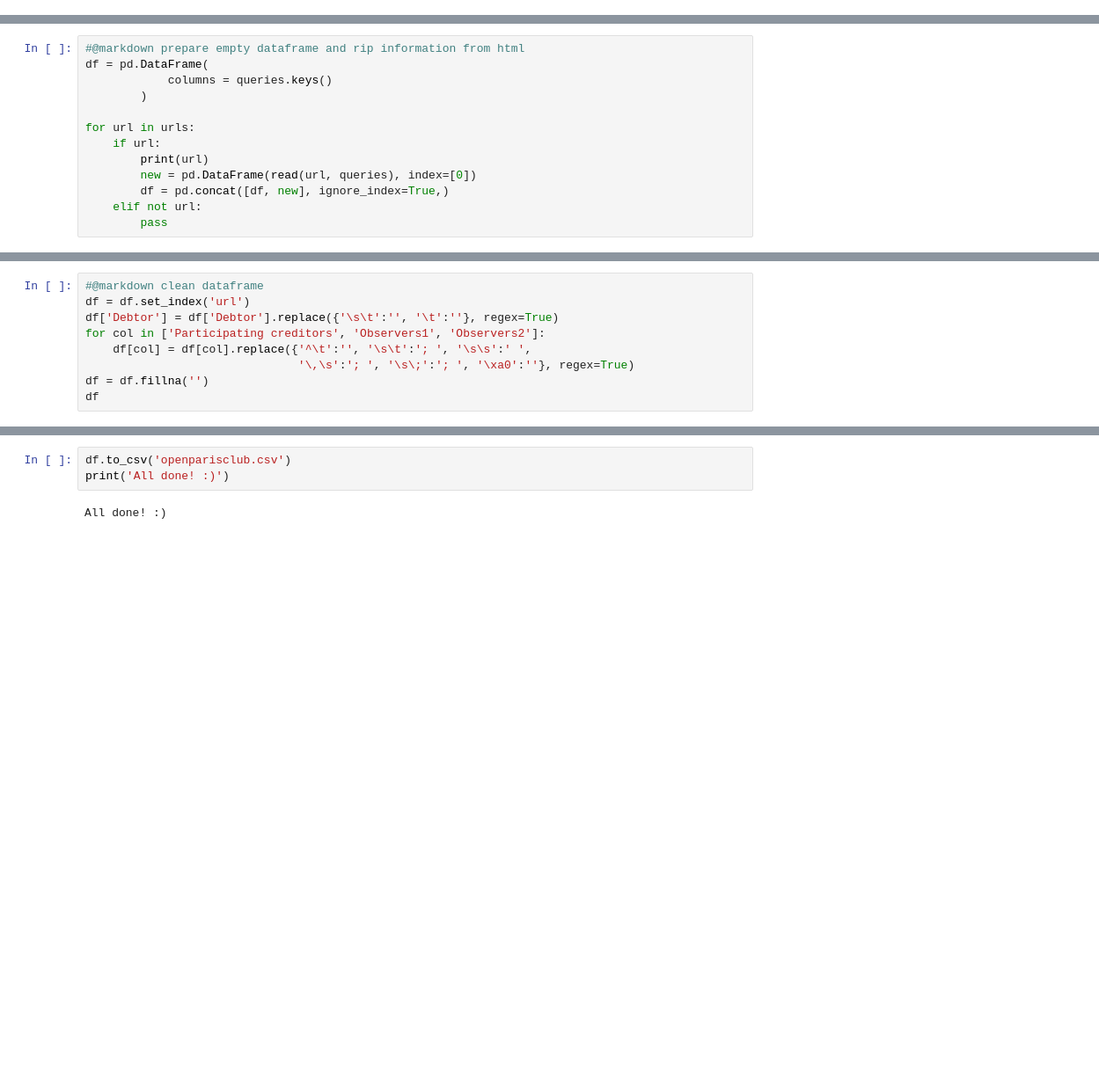
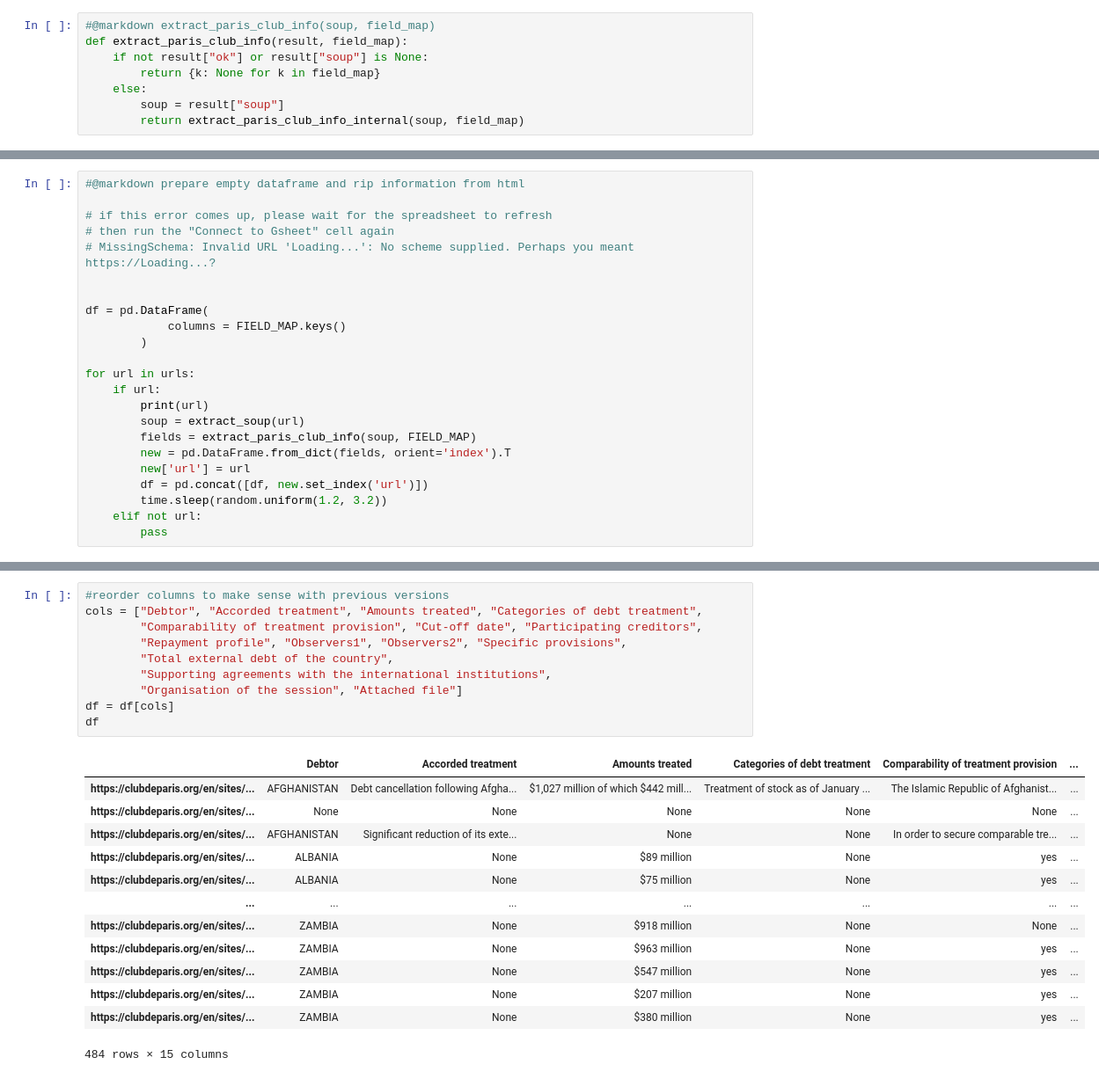
Before and after one commit to grimelda/openparisclub, a Jupyter notebook: OpenParisClub.ipynb, the cells around one changed output, grey strips where cells are left out. Shown at 88% size. Cells and saved outputs as stored; diff of their text form; blank space fills up the shorter version.

Commit message:
new workflow
required complete overhaul, and still giving some 500 errors so not complete yet

```diff
--- a/OpenParisClub.ipynb
+++ b/OpenParisClub.ipynb
@@ -588,0 +567,8 @@ https://clubdeparis.org/en/traitements/somalia-13-03-2024/en
+# %%
+#@markdown extract_paris_club_info(soup, field_map)
+def extract_paris_club_info(result, field_map):
+    if not result["ok"] or result["soup"] is None:
+        return {k: None for k in field_map}
+    else:
+        soup = result["soup"]
+        return extract_paris_club_info_internal(soup, field_map)
@@ -589,14 +717,24 @@ https://clubdeparis.org/en/traitements/somalia-13-03-2024/en
 # %%
 #@markdown prepare empty dataframe and rip information from html
+
+# if this error comes up, please wait for the spreadsheet to refresh
+# then run the "Connect to Gsheet" cell again
+# MissingSchema: Invalid URL 'Loading...': No scheme supplied. Perhaps you meant https://Loading...?
+
+
 df = pd.DataFrame(
-            columns = queries.keys()
+            columns = FIELD_MAP.keys()
         )
 
 for url in urls:
     if url:
         print(url)
-        new = pd.DataFrame(read(url, queries), index=[0])
-        df = pd.concat([df, new], ignore_index=True,)
+        soup = extract_soup(url)
+        fields = extract_paris_club_info(soup, FIELD_MAP)
+        new = pd.DataFrame.from_dict(fields, orient='index').T
+        new['url'] = url
+        df = pd.concat([df, new.set_index('url')])
+        time.sleep(random.uniform(1.2, 3.2))
     elif not url:
         pass
 # %% [output]
@@ -620,9 +757,0 @@ https://clubdeparis.org/en/traitements/argentina-16-05-1956/en
-# %%
-#@markdown clean dataframe
-df = df.set_index('url')
-df['Debtor'] = df['Debtor'].replace({'\s\t':'', '\t':''}, regex=True)
-for col in ['Participating creditors', 'Observers1', 'Observers2']:
-    df[col] = df[col].replace({'^\t':'', '\s\t':'; ', '\s\s':' ',
-                               '\,\s':'; ', '\s\;':'; ', '\xa0':''}, regex=True)
-df = df.fillna('')
-df
@@ -644,5 +758,24 @@ df
-# %%
-df.to_csv('openparisclub.csv')
-print('All done! :)')
-# %% [output]
-All done! :)
+# %%
+#reorder columns to make sense with previous versions
+cols = ["Debtor", "Accorded treatment", "Amounts treated", "Categories of debt treatment",
+        "Comparability of treatment provision", "Cut-off date", "Participating creditors",
+        "Repayment profile", "Observers1", "Observers2", "Specific provisions",
+        "Total external debt of the country",
+        "Supporting agreements with the international institutions",
+        "Organisation of the session", "Attached file"]
+df = df[cols]
+df
+# %% [output]
+|  | Debtor | Accorded treatment | Amounts treated | Categories of debt treatment | Comparability of treatment provision | ... |
+| https://clubdeparis.org/en/sites/... | AFGHANISTAN | Debt cancellation following Afgha... | $1,027 million of which $442 mill... | Treatment of stock as of January ... | The Islamic Republic of Afghanist... | ... |
+| https://clubdeparis.org/en/sites/... | None | None | None | None | None | ... |
+| https://clubdeparis.org/en/sites/... | AFGHANISTAN | Significant reduction of its exte... | None | None | In order to secure comparable tre... | ... |
+| https://clubdeparis.org/en/sites/... | ALBANIA | None | $89 million | None | yes | ... |
+| https://clubdeparis.org/en/sites/... | ALBANIA | None | $75 million | None | yes | ... |
+| ... | ... | ... | ... | ... | ... | ... |
+| https://clubdeparis.org/en/sites/... | ZAMBIA | None | $918 million | None | None | ... |
+| https://clubdeparis.org/en/sites/... | ZAMBIA | None | $963 million | None | yes | ... |
+| https://clubdeparis.org/en/sites/... | ZAMBIA | None | $547 million | None | yes | ... |
+| https://clubdeparis.org/en/sites/... | ZAMBIA | None | $207 million | None | yes | ... |
+| https://clubdeparis.org/en/sites/... | ZAMBIA | None | $380 million | None | yes | ... |
+484 rows × 15 columns
```
Also changed, not shown: parts of 21 cells of this notebook.
